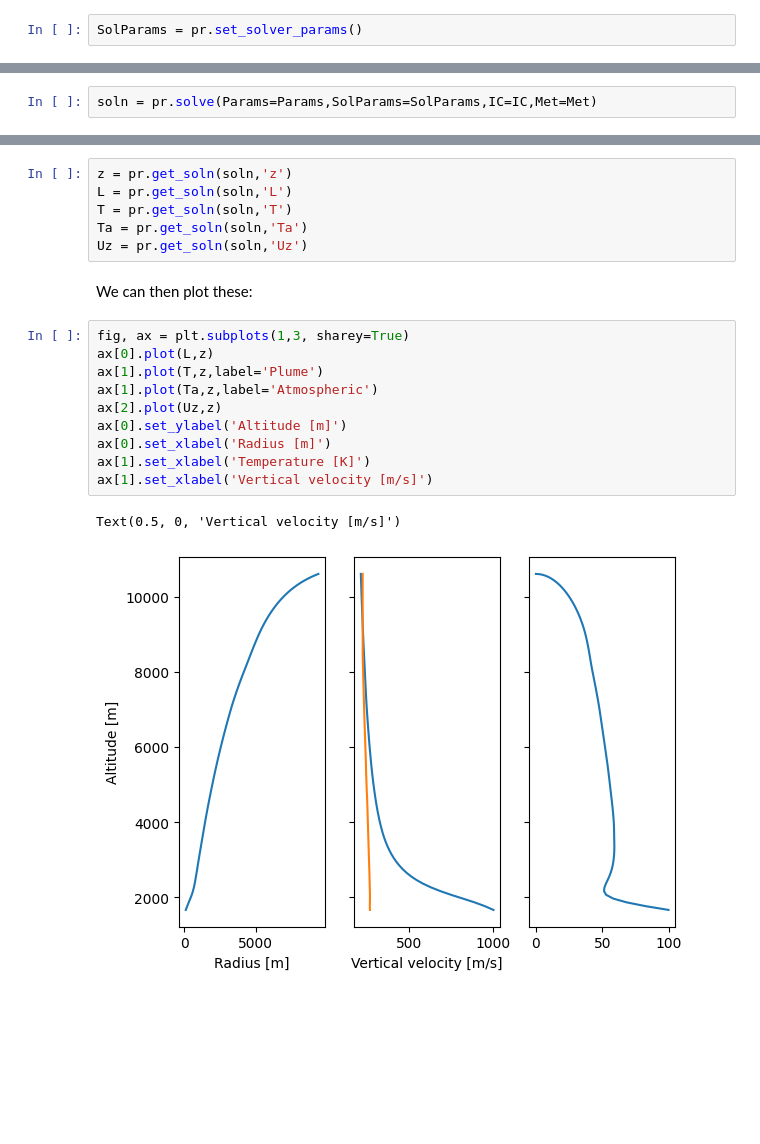
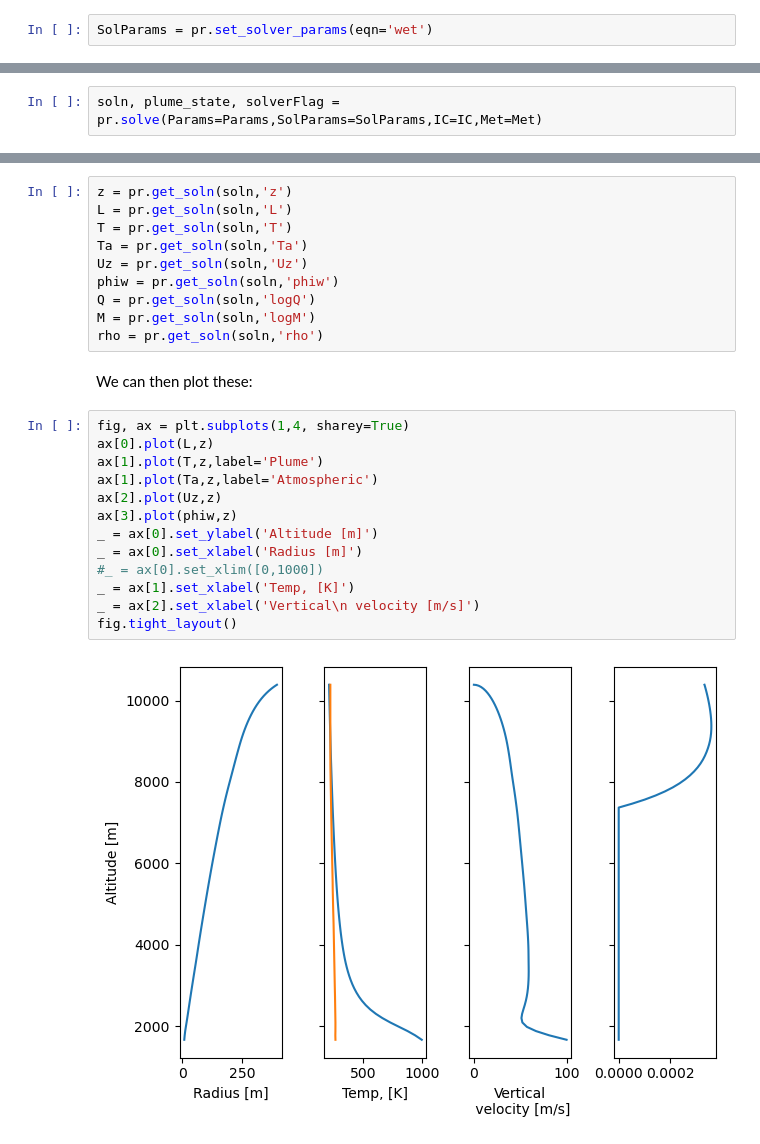
Before and after one commit to markwoodhouse/pyplumerise, a Jupyter notebook: plumerise/notebooks/pyplumerise_example1.ipynb, the cells around one changed output, grey strips where cells are left out. Saved outputs shown, nothing was run; the diff lists cells and outputs as text; blank space fills up the shorter version.

```diff
--- a/plumerise/notebooks/pyplumerise_example1.ipynb
+++ b/plumerise/notebooks/pyplumerise_example1.ipynb
@@ -136,7 +136,7 @@ To change a parameter, call `set_solver_params()` with the new value.  For examp
 
 If default parameters are required, call `set_solver_params()` with no arguments.
 # %%
-SolParams = pr.set_solver_params()
+SolParams = pr.set_solver_params(eqn='wet')
 # %% [markdown]
 ### Initial (eruption source) conditions
 
@@ -164,7 +164,7 @@ Once the setup is complete, the model can be solved using the `solve()` method,
 
 Once completed, a message is printed and a solution array is returned.
 # %%
-soln = pr.solve(Params=Params,SolParams=SolParams,IC=IC,Met=Met)
+soln, plume_state, solverFlag = pr.solve(Params=Params,SolParams=SolParams,IC=IC,Met=Met)
 # %% [output]
 Stop condition satisfied
 # %% [markdown]
@@ -211,18 +211,24 @@ L = pr.get_soln(soln,'L')
 T = pr.get_soln(soln,'T')
 Ta = pr.get_soln(soln,'Ta')
 Uz = pr.get_soln(soln,'Uz')
+phiw = pr.get_soln(soln,'phiw')
+Q = pr.get_soln(soln,'logQ')
+M = pr.get_soln(soln,'logM')
+rho = pr.get_soln(soln,'rho')
 # %% [markdown]
 We can then plot these:
 # %%
-fig, ax = plt.subplots(1,3, sharey=True)
+fig, ax = plt.subplots(1,4, sharey=True)
 ax[0].plot(L,z)
 ax[1].plot(T,z,label='Plume')
 ax[1].plot(Ta,z,label='Atmospheric')
 ax[2].plot(Uz,z)
-ax[0].set_ylabel('Altitude [m]')
-ax[0].set_xlabel('Radius [m]')
-ax[1].set_xlabel('Temperature [K]')
-ax[1].set_xlabel('Vertical velocity [m/s]')
+ax[3].plot(phiw,z)
+_ = ax[0].set_ylabel('Altitude [m]')
+_ = ax[0].set_xlabel('Radius [m]')
+#_ = ax[0].set_xlim([0,1000])
+_ = ax[1].set_xlabel('Temp, [K]')
+_ = ax[2].set_xlabel('Vertical\n velocity [m/s]')
+fig.tight_layout()
 # %% [output]
-Text(0.5, 0, 'Vertical velocity [m/s]')
-[figure, old version]
+[figure, new version]
```
Also changed, not shown: 2 other files.
